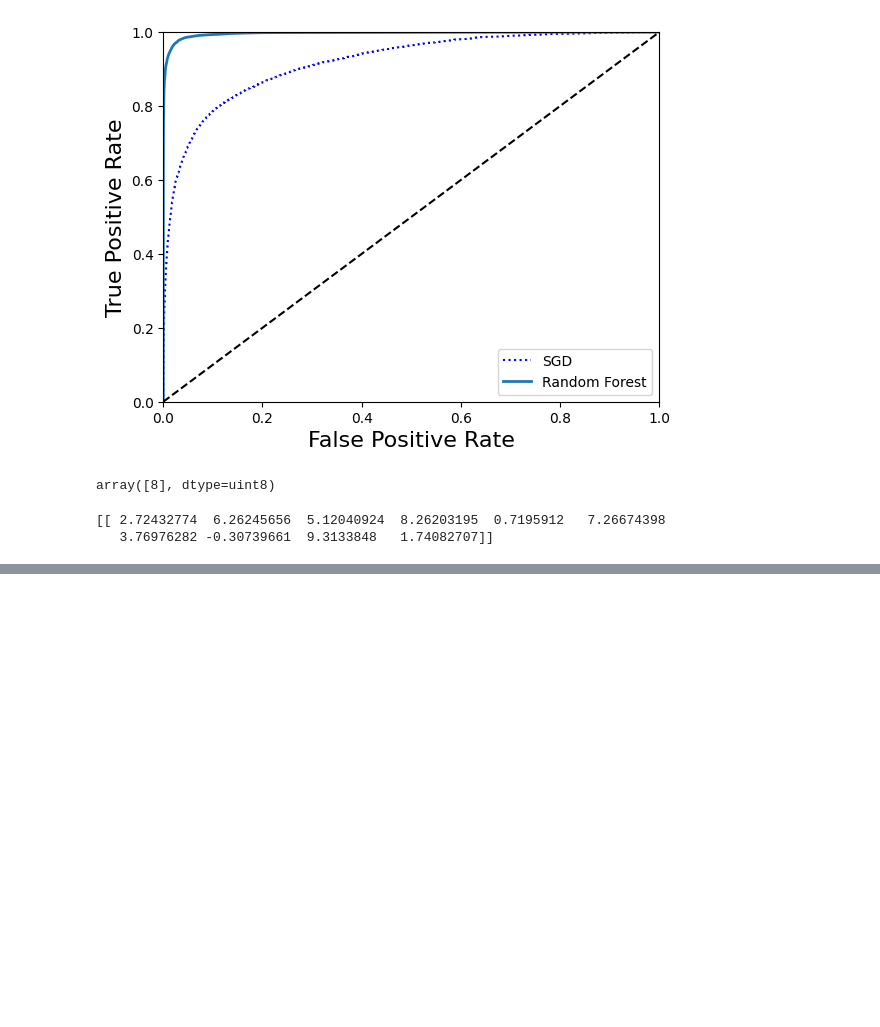
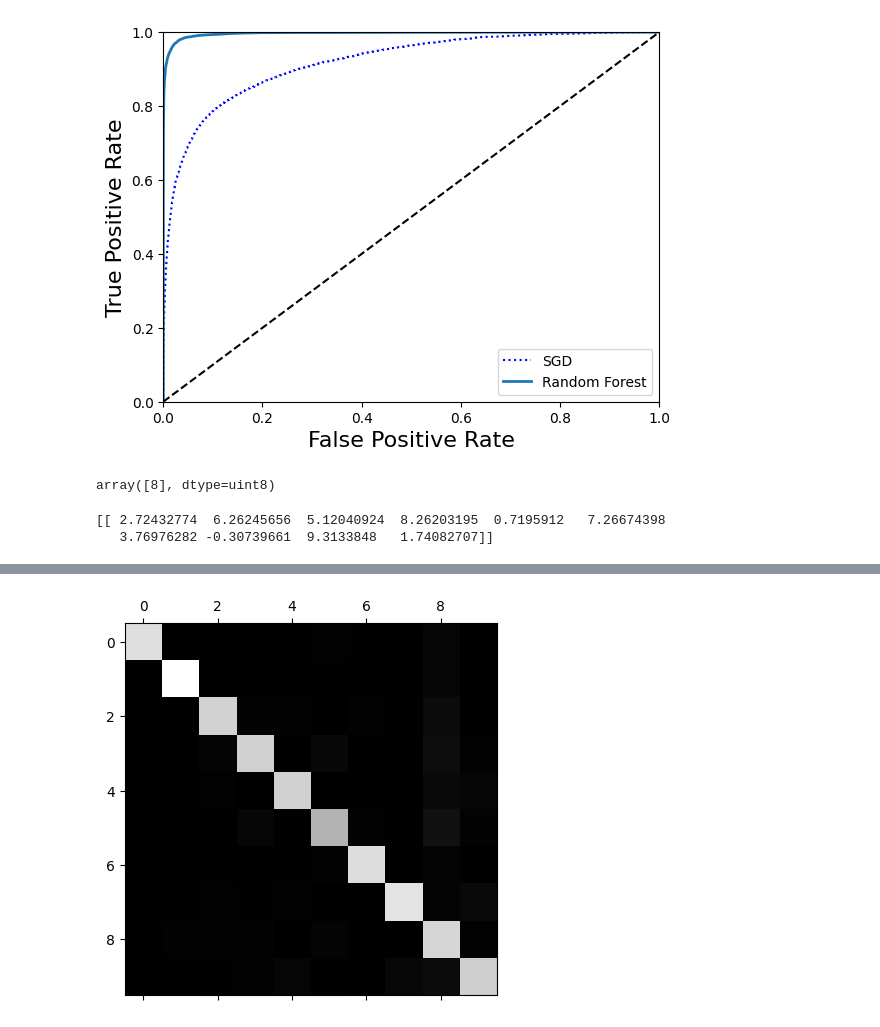
Before and after one commit to smtran8/MLbook_practice, a Jupyter notebook: chapter3.ipynb, the cells around one changed output, grey strips where cells are left out. Cells and saved outputs as stored; diff of their text form; code cells hidden in the pictures; blank space fills up the shorter version.

```diff
--- a/chapter3.ipynb
+++ b/chapter3.ipynb
@@ -195,0 +208,7 @@ confx_mx
+# %%
+#Let's visualize this confusion matrix in a square:
+plt.matshow(confx_mx, cmap=plt.cm.gray)
+plt.show()
+#looks good, note that at 5 it is slightly dark
+# %% [output]
+[figure, added]
```
Also changed, not shown: parts of 3 cells of this notebook, 1 other file.
